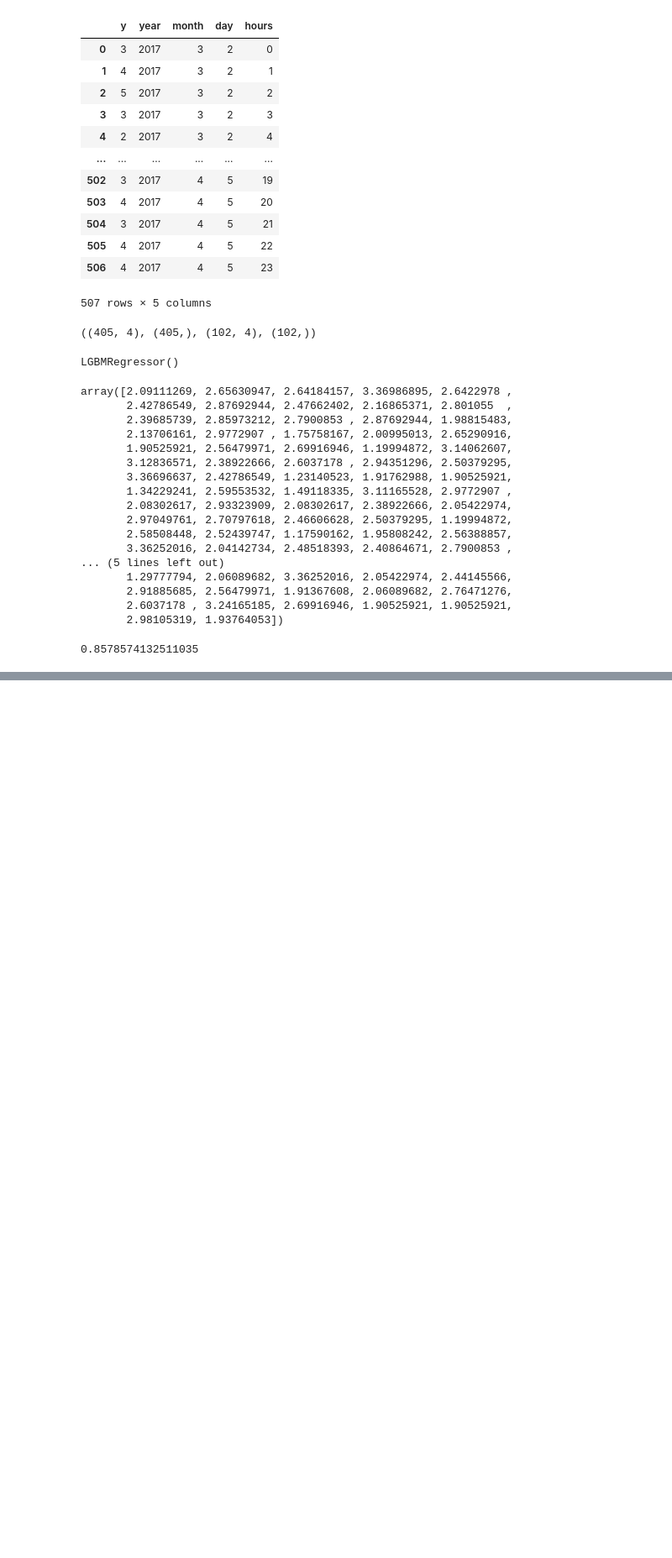
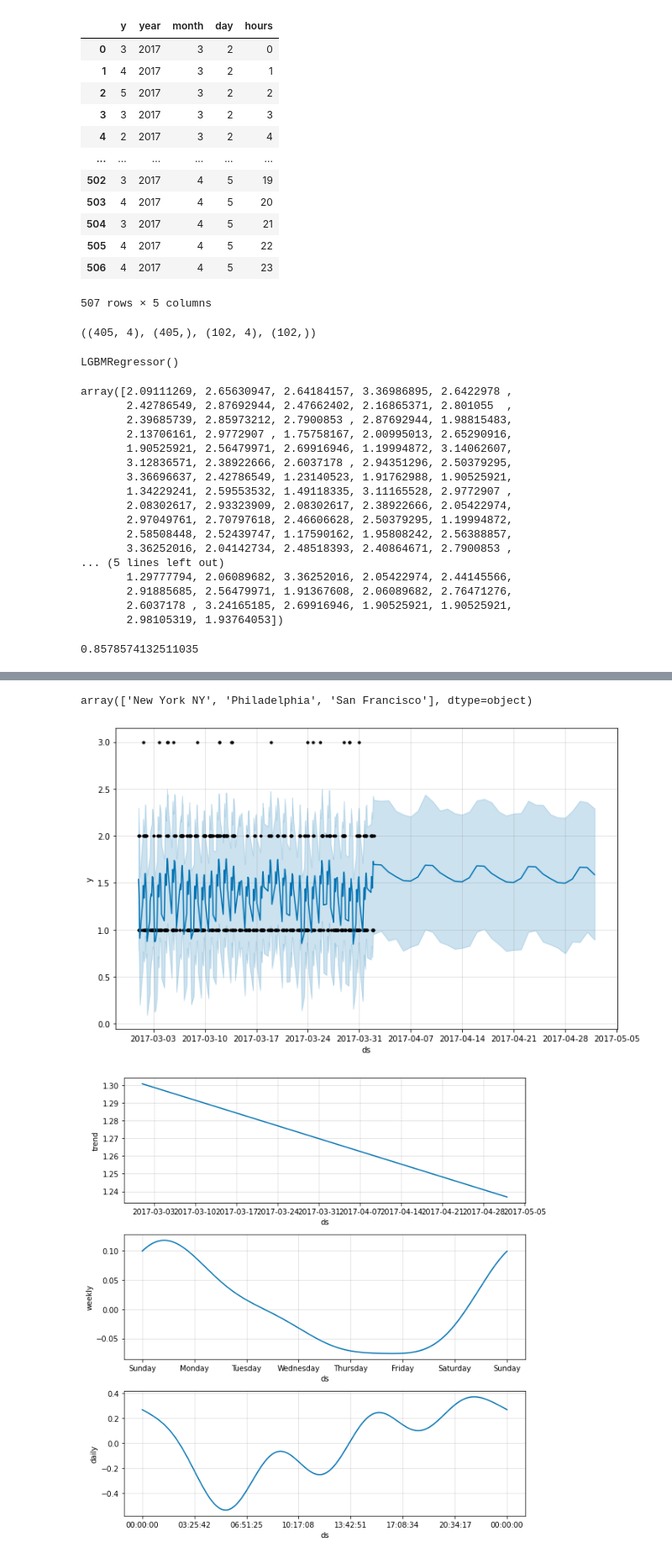
Before and after one commit to mindyng/Take-Homes, a Jupyter notebook: shipt-grocery-tech-supply-demand-forecasting.ipynb, the cells around one changed output, grey strips where cells are left out. Shown at 84% size. Drawn from its saved outputs; the diff is of its cells as text; code cells hidden in the pictures; blank space fills up the shorter version.

```diff
--- a/shipt-grocery-tech-supply-demand-forecasting.ipynb
+++ b/shipt-grocery-tech-supply-demand-forecasting.ipynb
@@ -552,0 +801,31 @@ Though LightGB has gained popularity amongst Kaggle competition winners, Prophet
+# %%
+supply_df = supply_df.rename(columns={'starts_at': 'ds','avail_unique_shoppers': 'y', 'market_name': 'market'})
+list_markets = supply_df.market.unique()
+list_markets
+# %% [output]
+array(['New York NY', 'Philadelphia', 'San Francisco'], dtype=object)
+# %%
+def get_prediction(df):
+    prediction = {}
+    df = df.rename(columns={'starts_at': 'ds','avail_unique_shoppers': 'y', 'market_name': 'market'})
+    list_markets = df.market.unique()
+
+    for market in list_markets:
+        market_df = df.loc[df['market'] == market]
+        # the Prophet default uncertainty interval is 80% (higher % will increase forecast uncertainty)
+        my_model = Prophet(weekly_seasonality= True, daily_seasonality=True,seasonality_prior_scale=1.0) #seasonality_prior_scale modulates seasonality influence in modeling
+        my_model.fit(market_df)
+        future_dates = my_model.make_future_dataframe(periods=30)
+        forecast = my_model.predict(future_dates)
+        prediction[market] = forecast
+        fig1 = my_model.plot(forecast)
+        fig2 = my_model.plot_components(forecast)
+
+    return list_markets #only renders last 2 requests (list_markets not in output)
+    return fig1
+    return fig2
+# %%
+forecast_data = get_prediction(supply_df)
+# %% [output]
+[figure, added]
+[figure, added]
```
Also changed, not shown: parts of 52 cells of this notebook.
